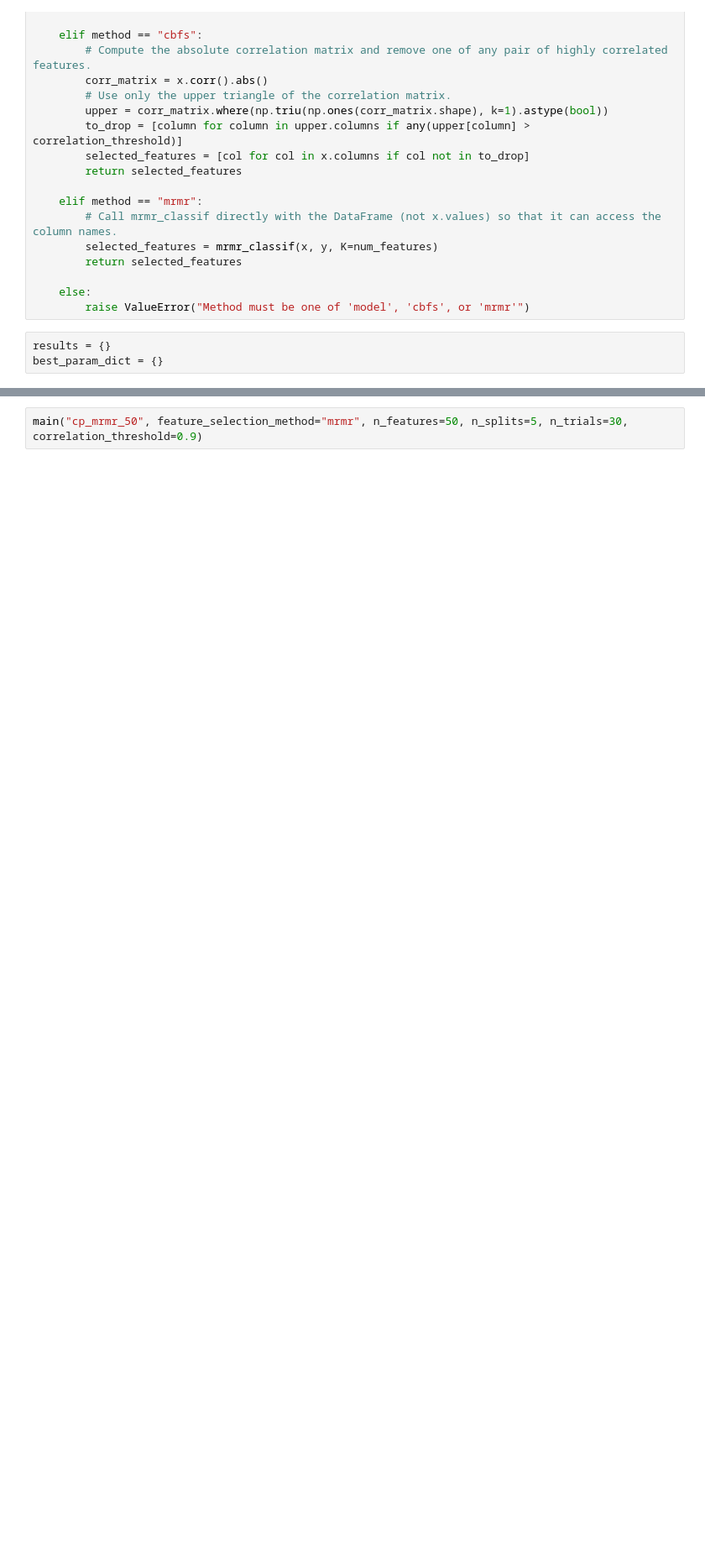
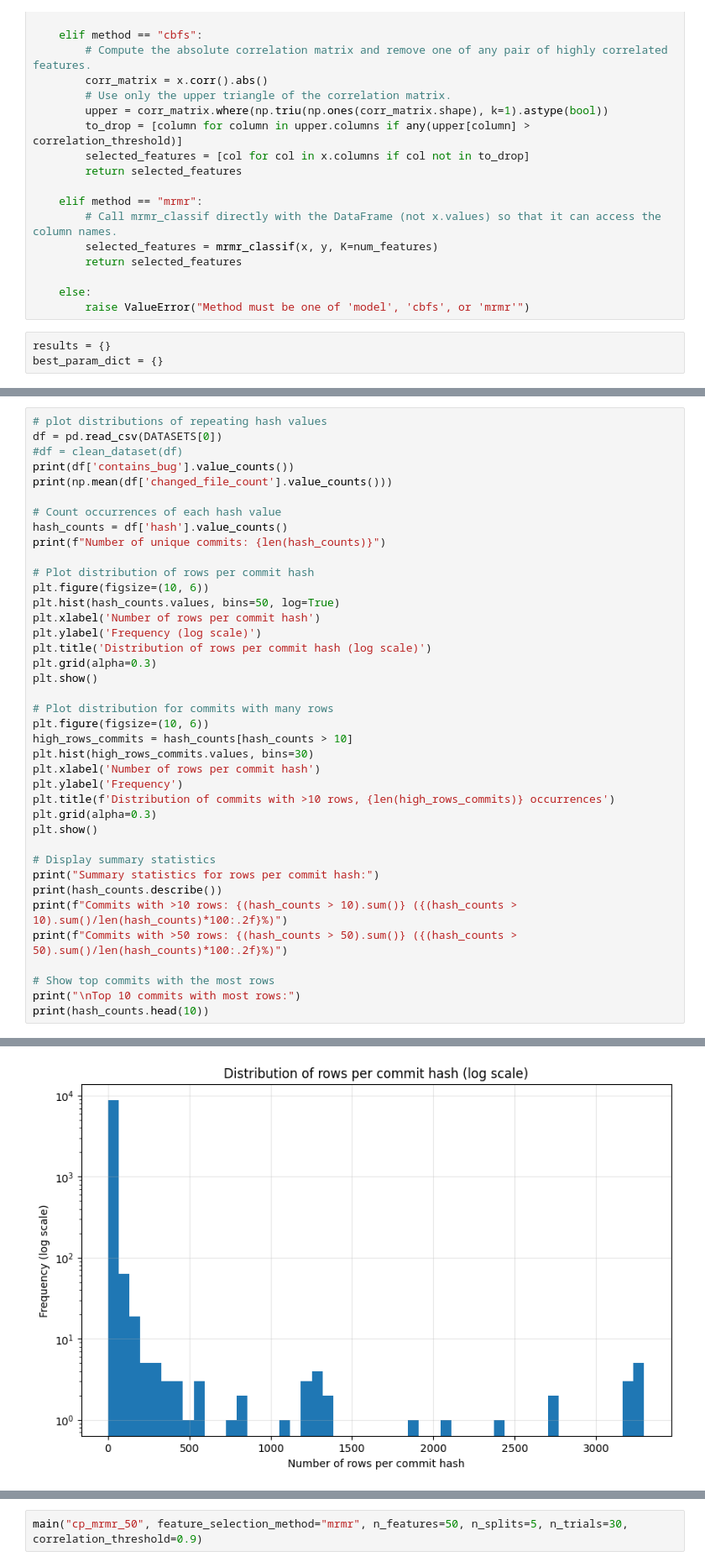
Before and after one commit to MustafaKrc/JIT-SDP, a Jupyter notebook: notebooks/feature_selection.ipynb, the cells around one changed output, grey strips where cells are left out. Shown at 84% size. Cells and saved outputs as stored; diff of their text form; blank space fills up the shorter version.

```diff
--- a/notebooks/feature_selection.ipynb
+++ b/notebooks/feature_selection.ipynb
@@ -598,0 +1423,40 @@ def main(result_prefix: str, feature_selection_method="mrmr", n_features = 50, n
+# %%
+# plot distributions of repeating hash values
+df = pd.read_csv(DATASETS[0])
+#df = clean_dataset(df)
+print(df['contains_bug'].value_counts())
+print(np.mean(df['changed_file_count'].value_counts()))
+
+# Count occurrences of each hash value
+hash_counts = df['hash'].value_counts()
+print(f"Number of unique commits: {len(hash_counts)}")
+
+# Plot distribution of rows per commit hash
+plt.figure(figsize=(10, 6))
+plt.hist(hash_counts.values, bins=50, log=True)
+plt.xlabel('Number of rows per commit hash')
+plt.ylabel('Frequency (log scale)')
+plt.title('Distribution of rows per commit hash (log scale)')
+plt.grid(alpha=0.3)
+plt.show()
+
+# Plot distribution for commits with many rows
+plt.figure(figsize=(10, 6))
+high_rows_commits = hash_counts[hash_counts > 10]
+plt.hist(high_rows_commits.values, bins=30)
+plt.xlabel('Number of rows per commit hash')
+plt.ylabel('Frequency')
+plt.title(f'Distribution of commits with >10 rows, {len(high_rows_commits)} occurrences')
+plt.grid(alpha=0.3)
+plt.show()
+
+# Display summary statistics
+print("Summary statistics for rows per commit hash:")
+print(hash_counts.describe())
+print(f"Commits with >10 rows: {(hash_counts > 10).sum()} ({(hash_counts > 10).sum()/len(hash_counts)*100:.2f}%)")
+print(f"Commits with >50 rows: {(hash_counts > 50).sum()} ({(hash_counts > 50).sum()/len(hash_counts)*100:.2f}%)")
+
+# Show top commits with the most rows
+print("\nTop 10 commits with most rows:")
+print(hash_counts.head(10))
+# %% [output]
@@ -598,0 +1469 @@ def main(result_prefix: str, feature_selection_method="mrmr", n_features = 50, n
+[figure, added]
```
Also changed, not shown: parts of 16 cells of this notebook.
